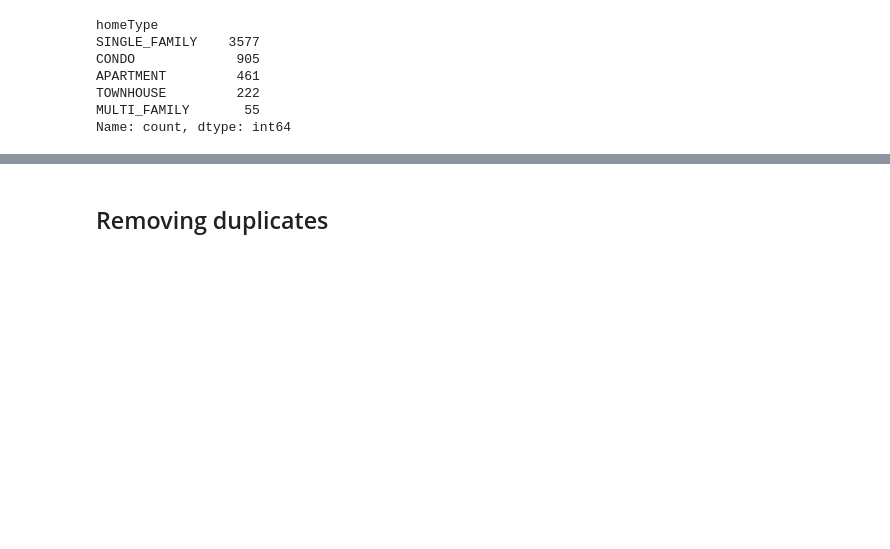
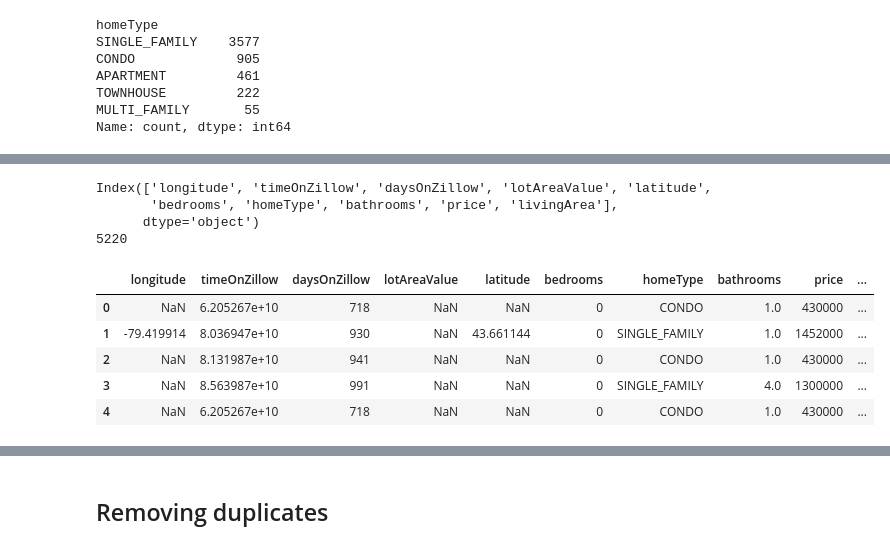
Before and after one commit to hamid42643/Toronto-Housing-Price-Prediction, a Jupyter notebook: HomePricePrediction.ipynb, the cells around one changed output, grey strips where cells are left out. Drawn from its saved outputs; the diff is of its cells as text; code cells hidden in the pictures; blank space fills up the shorter version.

```diff
--- a/HomePricePrediction.ipynb
+++ b/HomePricePrediction.ipynb
@@ -158,3 +146,18 @@ Index(['longitude', 'timeOnZillow', 'daysOnZillow', 'lotAreaValue', 'latitude',
+# %%
+print(df.columns)
+print(df.shape[0])
+df.head()
+# %% [output]
+Index(['longitude', 'timeOnZillow', 'daysOnZillow', 'lotAreaValue', 'latitude',
+       'bedrooms', 'homeType', 'bathrooms', 'price', 'livingArea'],
+      dtype='object')
+5220
+|  | longitude | timeOnZillow | daysOnZillow | lotAreaValue | latitude | bedrooms | homeType | bathrooms | price | ... |
+| 0 | NaN | 6.205267e+10 | 718 | NaN | NaN | 0 | CONDO | 1.0 | 430000 | ... |
+| 1 | -79.419914 | 8.036947e+10 | 930 | NaN | 43.661144 | 0 | SINGLE_FAMILY | 1.0 | 1452000 | ... |
+| 2 | NaN | 8.131987e+10 | 941 | NaN | NaN | 0 | CONDO | 1.0 | 430000 | ... |
+| 3 | NaN | 8.563987e+10 | 991 | NaN | NaN | 0 | SINGLE_FAMILY | 4.0 | 1300000 | ... |
+| 4 | NaN | 6.205267e+10 | 718 | NaN | NaN | 0 | CONDO | 1.0 | 430000 | ... |
 # %%
 def encode_homeType(df):
     from sklearn.preprocessing import OneHotEncoder
```
Also changed, not shown: parts of 6 cells of this notebook.
